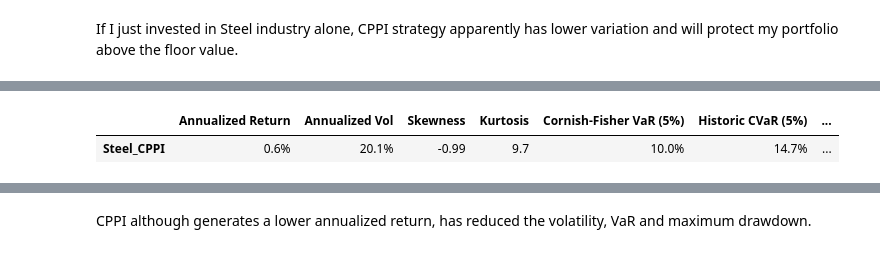
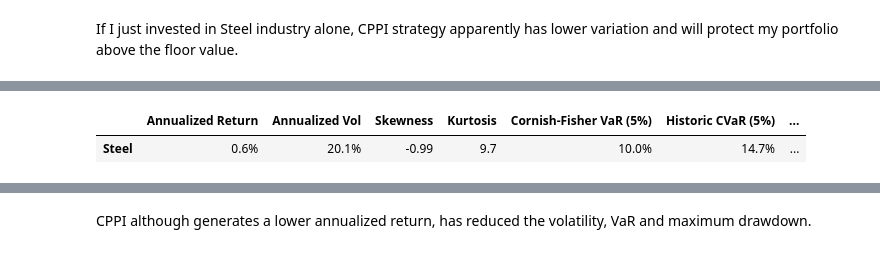
Before and after one commit to xiangyuli2021/CPPI, a Jupyter notebook: CPPI.ipynb, the cells around one changed output, grey strips where cells are left out. Cells and saved outputs as stored; diff of their text form; code cells hidden in the pictures.

```diff
--- a/CPPI.ipynb
+++ b/CPPI.ipynb
@@ -62,0 +53,4 @@ plt.show()
+# %%
+industry = 'Beer'
+start_date = '2000-01'
+end_date = '2024-12'
@@ -63,6 +62,7 @@ plt.show()
 # %% [markdown]
 If I just invested in Beer industry alone, the CPPI strategy will generate lower return, as there is certain allocation to the safe asset required.
 # %%
+btr = f.run_cppi(rets[start_date:end_date][[industry]], safe_r=None, m=3, start=1000, floor=0.8, riskfree_rate=0.03)
 summary = f.summary_stats(btr["Wealth"].pct_change().dropna(), periods_per_year=12, riskfree_rate=0.03)
 summary = summary.style.format(formatter="{:.1%}",subset=["Annualized Return","Annualized Vol", "Cornish-Fisher VaR (5%)","Historic CVaR (5%)","Max Drawdown"])
 summary = summary.format(formatter="{:.2}",subset=["Sharpe Ratio","Skewness","Kurtosis"])
@@ -82,14 +82,3 @@ summary
 CPPI although generates a lower annualized return, has reduced the volatility, VaR and maximum drawdown.
 # %% [markdown]
 ## 2.2 Steel Industry
-# %%
-btr = f.run_cppi(rets["2000":][["Steel"]], safe_r=None, m=3, start=1000, floor=0.8, riskfree_rate=0.03)
-btr["Wealth"] = btr["Wealth"].add_suffix("_CPPI")
-btr["Risky Wealth"] = btr["Risky Wealth"].add_suffix("_Historical")
-btr['floor'] = btr["floor"].add_suffix("_floor")
-fig, ax = plt.subplots(figsize=(12,8))
-btr["Wealth"].plot(ax=ax, linestyle='-')
-btr["Risky Wealth"].plot(ax=ax,style=":")
-btr['floor'].plot(ax=ax,color='r',linestyle='--')
-plt.legend(title="Legend", loc="upper left", fontsize="medium", shadow=True)
-plt.show()
@@ -98,2 +85,6 @@ plt.show()
 # %% [markdown]
 If I just invested in Steel industry alone, CPPI strategy apparently has lower variation and will protect my portfolio above the floor value.
+# %%
+industry = 'Steel'
+start_date = '2000-01'
+end_date = '2024-12'
@@ -100,11 +96,12 @@ If I just invested in Steel industry alone, CPPI strategy apparently has lower v
 # %%
+btr = f.run_cppi(rets[start_date:end_date][[industry]], safe_r=None, m=3, start=1000, floor=0.8, riskfree_rate=0.03)
 summary = f.summary_stats(btr["Wealth"].pct_change().dropna(), periods_per_year=12, riskfree_rate=0.03)
 summary = summary.style.format(formatter="{:.1%}",subset=["Annualized Return","Annualized Vol", "Cornish-Fisher VaR (5%)","Historic CVaR (5%)","Max Drawdown"])
 summary = summary.format(formatter="{:.2}",subset=["Sharpe Ratio","Skewness","Kurtosis"])
 summary
 # %% [output]
 |  | Annualized Return | Annualized Vol | Skewness | Kurtosis | Cornish-Fisher VaR (5%) | Historic CVaR (5%) | ... |
-| Steel_CPPI | 0.6% | 20.1% | -0.99 | 9.7 | 10.0% | 14.7% | ... |
+| Steel | 0.6% | 20.1% | -0.99 | 9.7 | 10.0% | 14.7% | ... |
 # %%
 summary = f.summary_stats(btr["Risky Wealth"].pct_change().dropna(), periods_per_year=12, riskfree_rate=0.03)
 summary = summary.style.format(formatter="{:.1%}",subset=["Annualized Return","Annualized Vol", "Cornish-Fisher VaR (5%)","Historic CVaR (5%)","Max Drawdown"])
```
Also changed, not shown: parts of 28 cells of this notebook, 1 other file.
